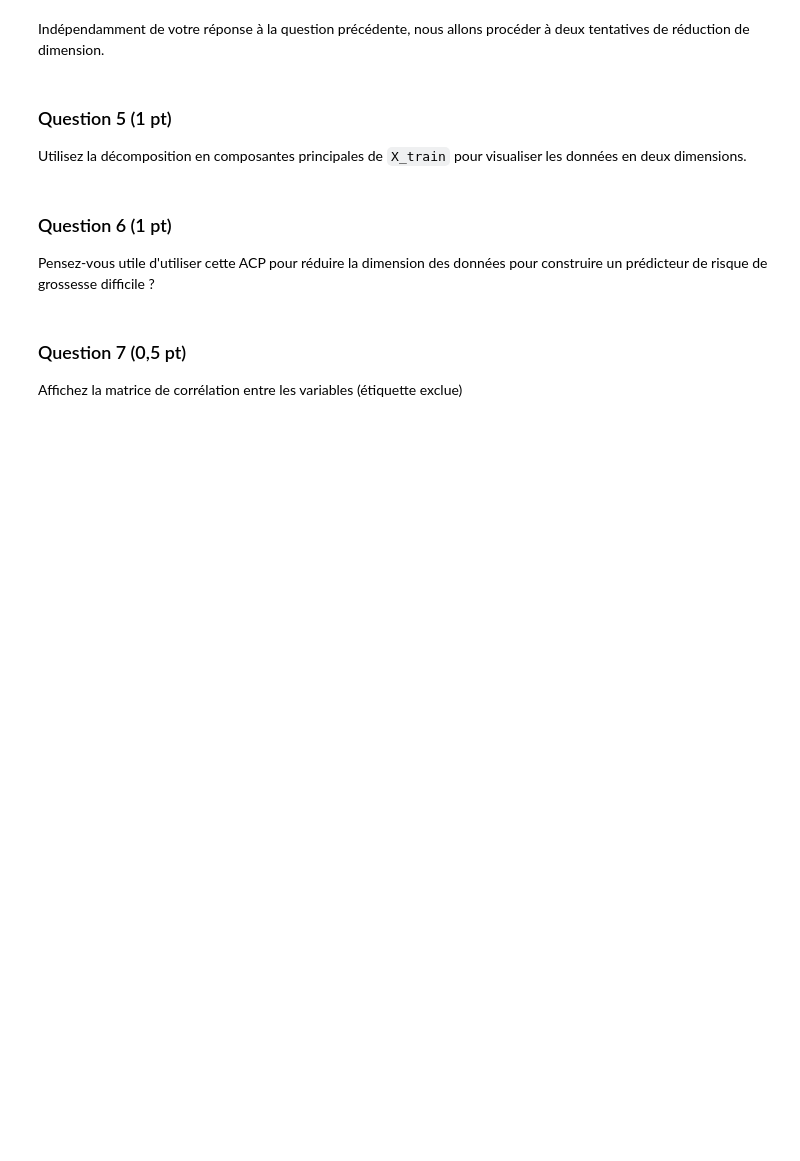
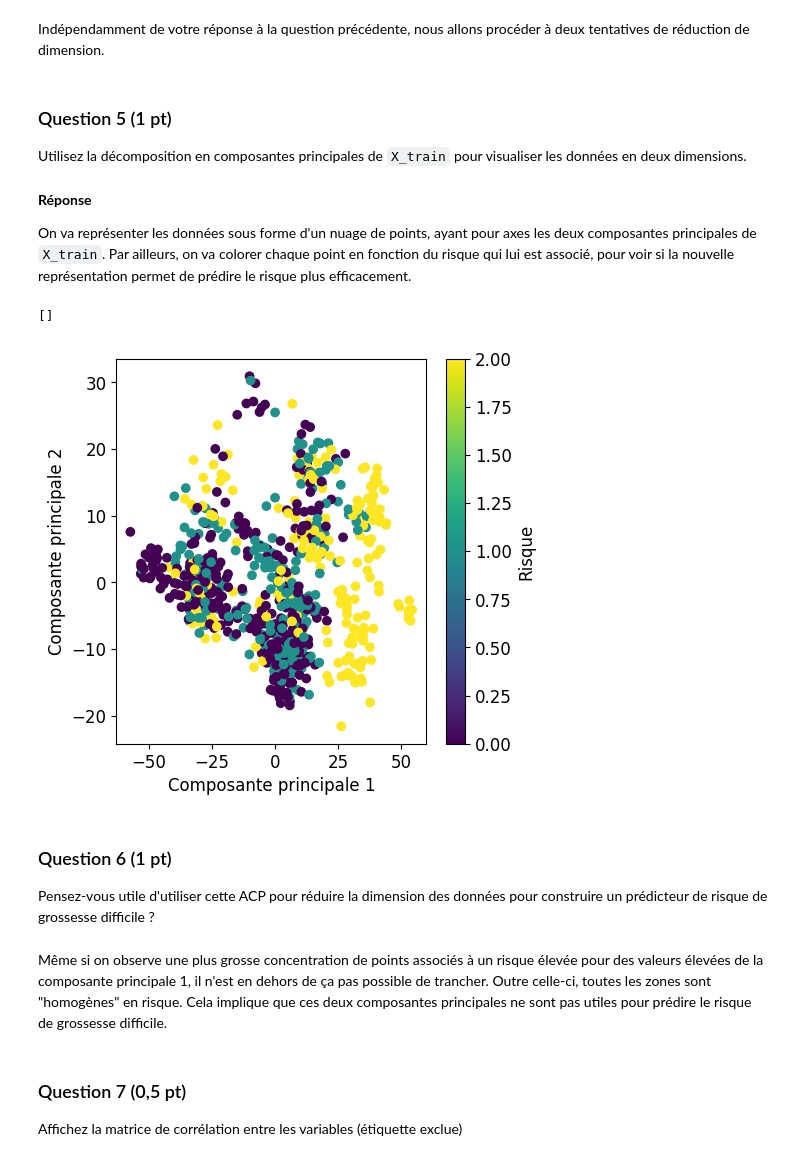
Before and after one commit to gabinsagot/projet_data, a Jupyter notebook: Projet.ipynb, the cells around one changed output. Cells and saved outputs as stored; diff of their text form; code cells hidden in the pictures; blank space fills up the shorter version.

```diff
--- a/Projet.ipynb
+++ b/Projet.ipynb
@@ -140,9 +143,31 @@ Indépendamment de votre réponse à la question précédente, nous allons proc
 # %% [markdown]
 ### Question 5 (1 pt)
 Utilisez la décomposition en composantes principales de `X_train` pour visualiser les données en deux dimensions.
+# %% [markdown]
+**Réponse**
+
+On va représenter les données sous forme d'un nuage de points, ayant pour axes les deux composantes principales de `X_train`. Par ailleurs, on va colorer chaque point en fonction du risque qui lui est associé, pour voir si la nouvelle représentation permet de prédire le risque plus efficacement.
+# %%
+pca = decomposition.PCA(n_components=2)
+pca.fit(X_train)
+X_projected = pca.transform(X_train)
+
+plt.figure(figsize =(5,5))
+plt.scatter(X_projected[:, 0], X_projected[:, 1], c=df_train["Risque"])
+plt.xlabel("Composante principale 1")
+plt.ylabel("Composante principale 2")
+
+
+plt.colorbar(label='Risque')
+plt.plot()
+# %% [output]
+[]
+[figure, added]
 # %% [markdown]
 ### Question 6 (1 pt)
 Pensez-vous utile d'utiliser cette ACP pour réduire la dimension des données pour construire un prédicteur de risque de grossesse difficile ?
+# %% [markdown]
+Même si on observe une plus grosse concentration de points associés à un risque élevée pour des valeurs élevées de la composante principale 1, il n'est en dehors de ça pas possible de trancher. Outre celle-ci, toutes les zones sont "homogènes" en risque. Cela implique que ces deux composantes principales ne sont pas utiles pour prédire le risque de grossesse difficile.
 # %% [markdown]
 ### Question 7 (0,5 pt)
 Affichez la matrice de corrélation entre les variables (étiquette exclue)
```
Also changed, not shown: parts of 3 cells of this notebook.
